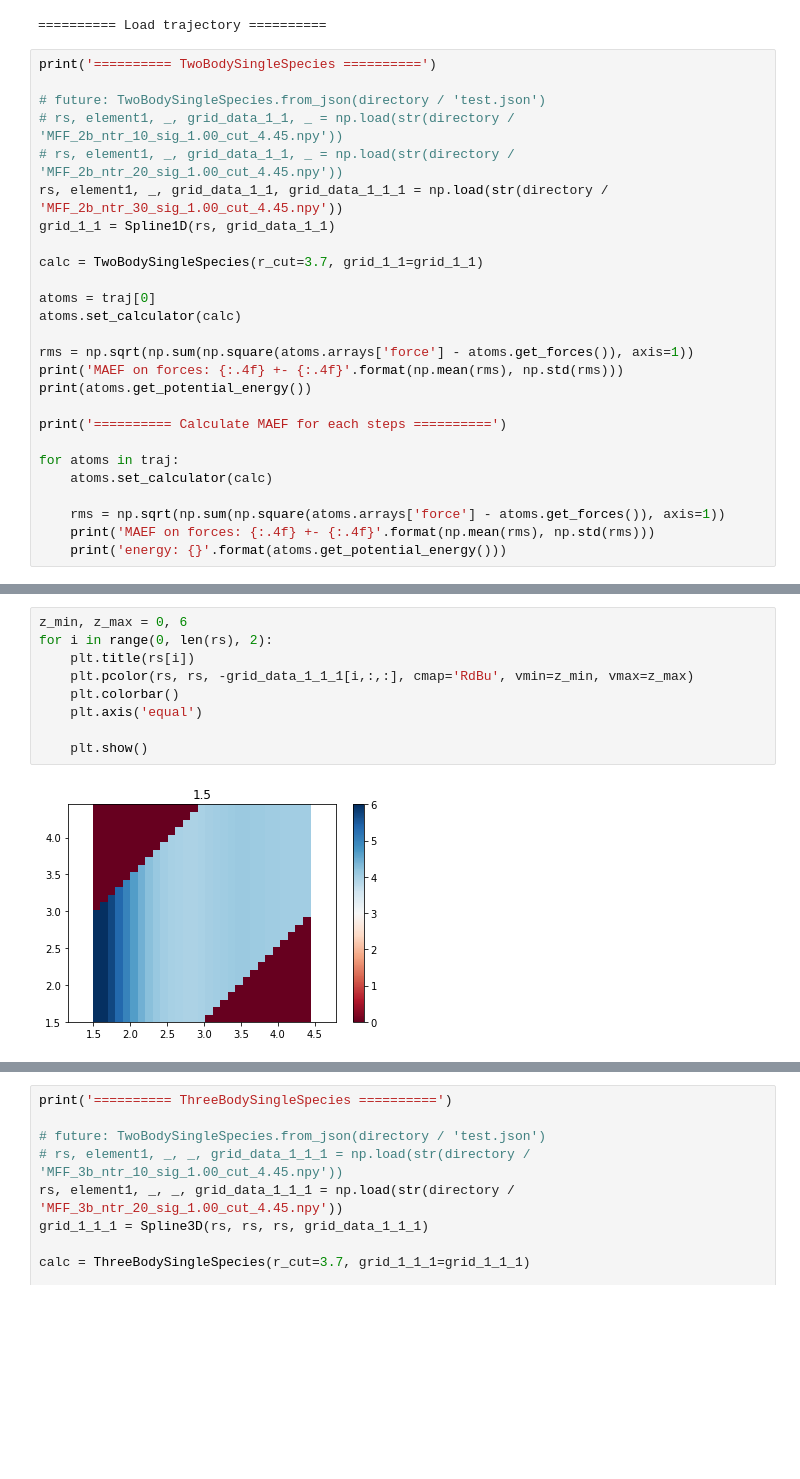
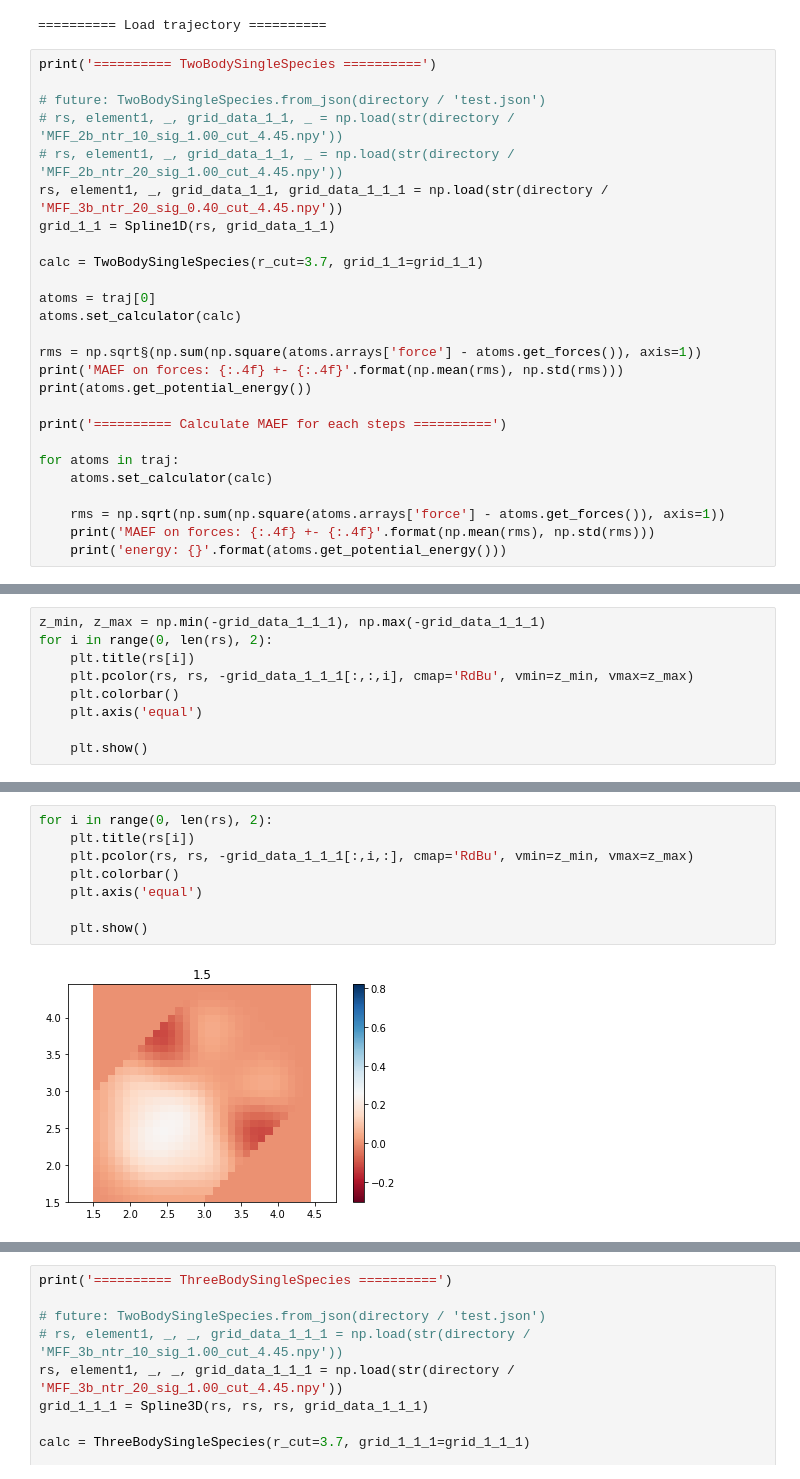
Before and after one commit to kcl-tscm/mff, a Jupyter notebook: test_Fe_vac.ipynb, the cells around one changed output, grey strips where cells are left out. Saved outputs shown, nothing was run; the diff lists cells and outputs as text; blank space fills up the shorter version.

```diff
--- a/test_Fe_vac.ipynb
+++ b/test_Fe_vac.ipynb
@@ -26,7 +26,7 @@ print('========== TwoBodySingleSpecies ==========')
 # future: TwoBodySingleSpecies.from_json(directory / 'test.json')
 # rs, element1, _, grid_data_1_1, _ = np.load(str(directory / 'MFF_2b_ntr_10_sig_1.00_cut_4.45.npy'))
 # rs, element1, _, grid_data_1_1, _ = np.load(str(directory / 'MFF_2b_ntr_20_sig_1.00_cut_4.45.npy'))
-rs, element1, _, grid_data_1_1, grid_data_1_1_1 = np.load(str(directory / 'MFF_2b_ntr_30_sig_1.00_cut_4.45.npy'))
+rs, element1, _, grid_data_1_1, grid_data_1_1_1 = np.load(str(directory / 'MFF_3b_ntr_20_sig_0.40_cut_4.45.npy'))
 grid_1_1 = Spline1D(rs, grid_data_1_1)
 
 calc = TwoBodySingleSpecies(r_cut=3.7, grid_1_1=grid_1_1)
@@ -34,7 +34,7 @@ calc = TwoBodySingleSpecies(r_cut=3.7, grid_1_1=grid_1_1)
 atoms = traj[0]
 atoms.set_calculator(calc)
 
-rms = np.sqrt(np.sum(np.square(atoms.arrays['force'] - atoms.get_forces()), axis=1))
+rms = np.sqrt§(np.sum(np.square(atoms.arrays['force'] - atoms.get_forces()), axis=1))
 print('MAEF on forces: {:.4f} +- {:.4f}'.format(np.mean(rms), np.std(rms)))
 print(atoms.get_potential_energy())
 
@@ -76,0 +77,9 @@ plt.show()
+# %%
+z_min, z_max = np.min(-grid_data_1_1_1), np.max(-grid_data_1_1_1)
+for i in range(0, len(rs), 2):
+    plt.title(rs[i])
+    plt.pcolor(rs, rs, -grid_data_1_1_1[:,:,i], cmap='RdBu', vmin=z_min, vmax=z_max)
+    plt.colorbar()
+    plt.axis('equal')
+
+    plt.show()
@@ -77,11 +100,10 @@ plt.show()
 # %%
-z_min, z_max = 0, 6
 for i in range(0, len(rs), 2):
     plt.title(rs[i])
-    plt.pcolor(rs, rs, -grid_data_1_1_1[i,:,:], cmap='RdBu', vmin=z_min, vmax=z_max)
+    plt.pcolor(rs, rs, -grid_data_1_1_1[:,i,:], cmap='RdBu', vmin=z_min, vmax=z_max)
     plt.colorbar()
     plt.axis('equal')
 
     plt.show()
 # %% [output]
-[figure, old version]
+[figure, new version]
```
Also changed, not shown: parts of 6 cells of this notebook, 5 other files.
